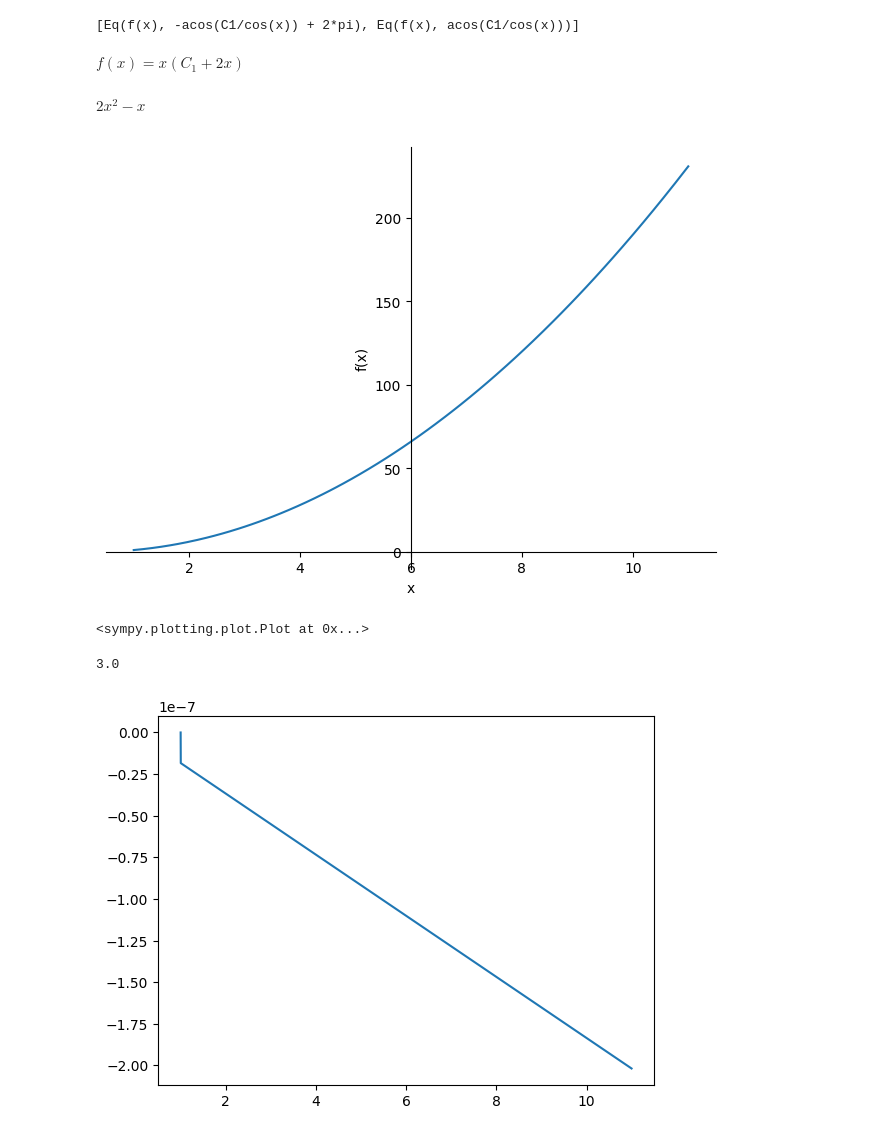
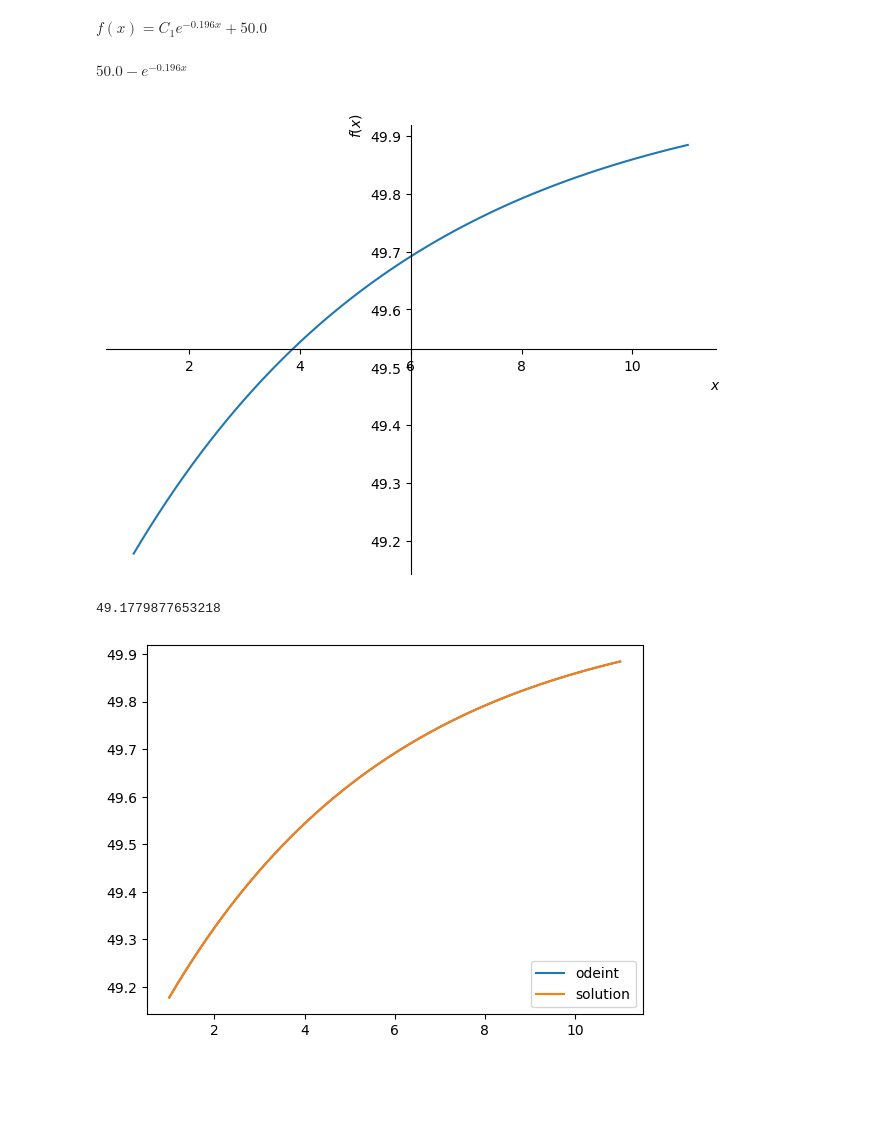
Before and after one commit to xiaoxin-yin/automath, a Jupyter notebook: calculus/auto_ode.ipynb, the cells around one changed output. Saved outputs shown, nothing was run; the diff lists cells and outputs as text; code cells hidden in the pictures; blank space fills up the shorter version.

```diff
--- a/calculus/auto_ode.ipynb
+++ b/calculus/auto_ode.ipynb
@@ -1,33 +1,35 @@
-# %%
-import numpy as np
-import sympy as sp
-from sympy import Function, dsolve, Eq, Derivative, sin, cos, symbols, Symbol,lambdify
-from sympy.abc import x
-f = Function('f')
-
-eq = sin(x)*cos(f(x)) + cos(x)*sin(f(x))*f(x).diff(x)
-dsolve(eq, hint='1st_exact')
-# %% [output]
-[Eq(f(x), -acos(C1/cos(x)) + 2*pi), Eq(f(x), acos(C1/cos(x)))]
 # %%
+import numpy as np
+import sympy as sp
+from sympy import Function, dsolve, Eq, Derivative, sin, cos, symbols, Symbol,lambdify
+from sympy.abc import x
 f = Function('f')
-eq = f(x).diff(x) - f(x)/x - 2*x
+
+# eq = sin(x)*cos(f(x)) + cos(x)*sin(f(x))*f(x).diff(x)
+# dsolve(eq, hint='1st_exact')
+
+#using examples on https://tutorial.math.lamar.edu/classes/de/linear.aspx
+
+MIN_X = 1.0
+MAX_X = 11.0
+
+f = Function('f')
+fprime = 9.8 - 0.196*f(x)
+#fprime = f(x) + 2*x
+#eq = f(x).diff(x) - f(x)/x - 2*x
+eq = f(x).diff(x) - fprime
 solution = dsolve(eq) #, hint='1st_exact')
 display(solution)
 finite_solution = solution.subs(Symbol('C1'), -1).rhs
 display(sp.expand(finite_solution))
-sp.plot(finite_solution, (x, 1, 11))
+sp.plot(finite_solution, (x, MIN_X, MAX_X))
+y1 = finite_solution.subs({x:MIN_X})
+print(y1)
 # %% [output]
-$\displaystyle f{\left(x \right)} = x \left(C_{1} + 2 x\right)$
+$\displaystyle f{\left(x \right)} = C_{1} e^{- 0.196 x} + 50.0$
-$\displaystyle 2 x^{2} - x$
+$\displaystyle 50.0 - e^{- 0.196 x}$
-[figure, old version]
+[figure, new version]
-<sympy.plotting.plot.Plot at 0x...>
+49.1779877653218
-# %%
-fprime = f(x)/x + 2*x
-fl = lambdify((x, f(x)), fprime, "numpy")
-fl(np.array([1]), np.array([1]))[0]
-# %% [output]
-3.0
 # %%
 from tqdm import tqdm
 from scipy.integrate import odeint
@@ -35,51 +37,50 @@ from scipy.integrate import odeint
 DELTA = 0.001
 NUM_POINTS = 10000
 
-fprime = f(x)/x + 2*x
 fprime_l = lambdify((x, f(x)), fprime, "numpy")
-fprime_l(np.ones(10), np.ones(10))
 
 def derivative_func(y,t):
-    return fl(np.array([t]), np.array([y]))[0]
+    return fprime_l(np.array([t]), np.array([y]))[0]
 
 # time points
-xs = np.arange(1, 11, 0.001)
+xs = np.arange(MIN_X, MAX_X, 0.001)
 
 # initial condition
-y0 = 1.0
+# y0 = 1.0
 
 # solve ODE
-ys = odeint(derivative_func,y0,xs, printmessg=True)
+ys = odeint(derivative_func,y1,xs, printmessg=True)
 ys = ys.flatten()
 
 # cur = (1.0, 1.0)
 # xs = [cur[0]]
 # ys = [cur[1]]
 # #fprime.subs({x:cur[0], f(x):cur[1]})
 
 # pbar = tqdm(total=NUM_POINTS/10)
 
 # for i in range(NUM_POINTS-1):
 #     if i % 10 == 0:
 #         pbar.update(1)
 #     slope = fprime.subs({x:cur[0], f(x):cur[1]})
 #     cur = (cur[0]+DELTA, cur[1]+DELTA*slope)
 #     xs.append(cur[0])
 #     ys.append(cur[1])
 
 # xs = np.array(xs)
 # ys = np.array(ys)
 
 finite_solution_l = lambdify((x), finite_solution, "numpy")
 actual_ys = finite_solution_l(xs)
 
 from matplotlib import pyplot as plt
-#plt.plot(xs, ys, label='euler')
-#plt.plot(xs, actual_ys, label='solution')
-plt.plot(xs, actual_ys-ys)
+plt.plot(xs, ys, label='odeint')
+plt.plot(xs, actual_ys, label='solution')
+plt.legend(["odeint", "solution"], loc ="lower right")
+#plt.plot(xs, actual_ys-ys)
 plt.show()
 # %% [output]
-[figure, old version]
+[figure, new version]
 # %%
 # Load symbolicregression model
 
```
Also changed, not shown: parts of 1 cell of this notebook, 1 other file.
